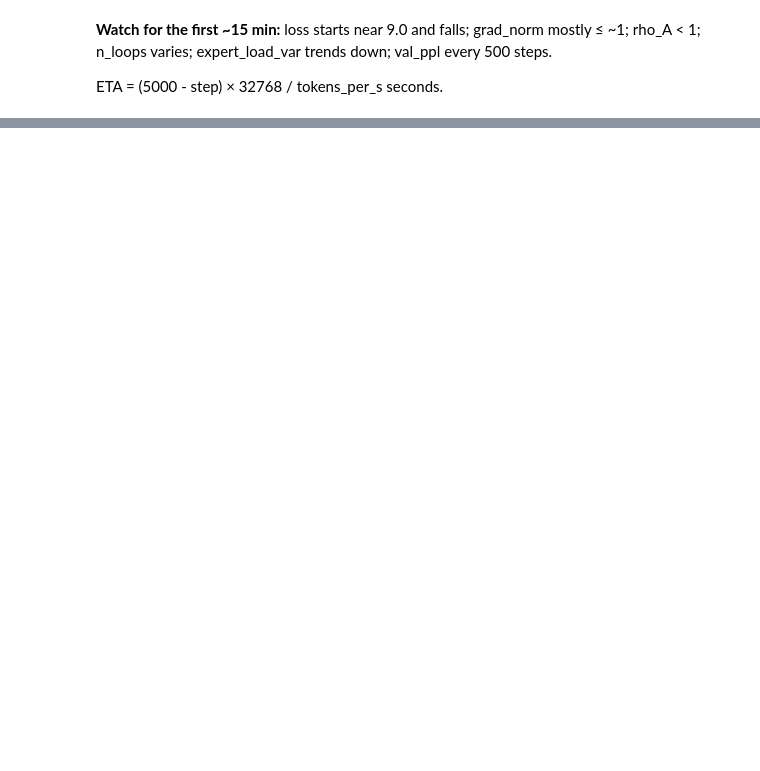
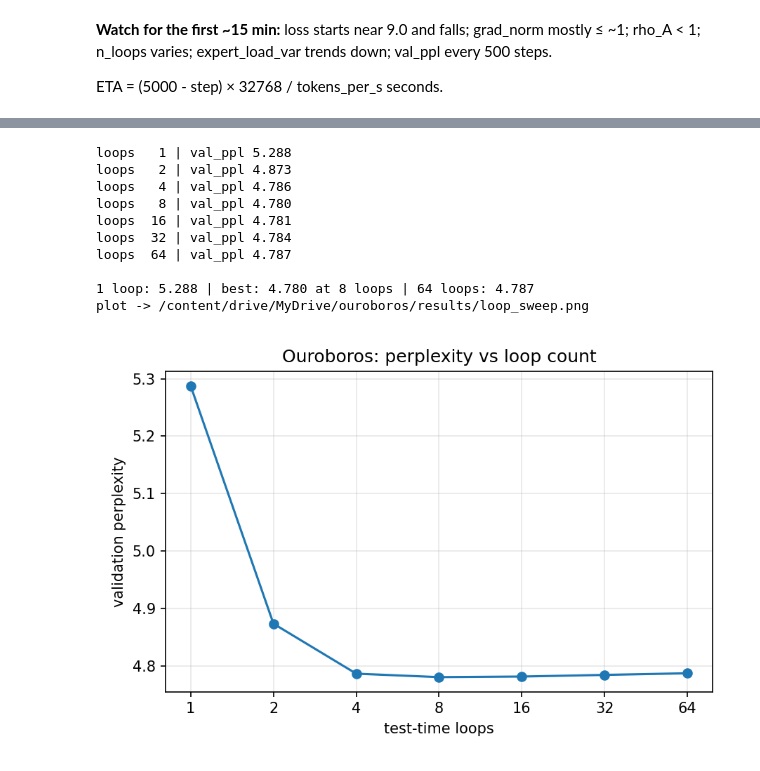
Before and after one commit to asherk7/Ouroboros, a Jupyter notebook: training/train.ipynb, the cells around one changed output, grey strips where cells are left out. Drawn from its saved outputs; the diff is of its cells as text; code cells hidden in the pictures; blank space fills up the shorter version.

```diff
--- a/training/train.ipynb
+++ b/training/train.ipynb
@@ -62,3 +113,17 @@ print("resuming from", latest if resume else "nothing (fresh run)")
 rho_A < 1; n_loops varies; expert_load_var trends down; val_ppl every 500 steps.
 
 ETA = (5000 - step) × 32768 / tokens_per_s seconds.
+# %%
+# ===== results: run after training finishes =====
+# pull the metric scripts and set up paths
+%cd /content/Ouroboros
+!git pull
+!pip install -q -e .
+
+import os, re, sys
+import matplotlib.pyplot as plt
+from IPython.display import Image, display
+
+FINAL = f"{CKPT_DIR}/final.pt"
+RESULTS = f"{DRIVE}/results"
+!mkdir -p {RESULTS}
@@ -64,0 +150,15 @@ ETA = (5000 - step) × 32768 / tokens_per_s seconds.
+# %%
+# sanity check: sample a few stories
+import torch
+from tokenizers import Tokenizer
+
+sys.path.insert(0, "training")
+from train import load_model
+
+model, _ = load_model(FINAL, "cuda")
+tok = Tokenizer.from_file("data/tokenizer.json")
+for prompt in ["Once upon a time", "Tom and his dog", "The little girl was sad because"]:
+    ids = torch.tensor([tok.encode(prompt).ids], device="cuda")
+    out = model.generate(ids, max_new_tokens=150, temperature=0.8, top_k=50)
+    text = tok.decode(out[0].tolist(), skip_special_tokens=False)
+    print(text.split("<|endoftext|>")[0].strip(), "\n---")
@@ -64,0 +252,16 @@ ETA = (5000 - step) × 32768 / tokens_per_s seconds.
+# %%
+# metric 1: test-time loop sweep (~10-20 min). same 100 val batches at every loop count
+!python -u training/loop_sweep.py --ckpt {FINAL} --out {RESULTS}/loop_sweep.png 2>&1 | tee {RESULTS}/loop_sweep.txt
+display(Image(f"{RESULTS}/loop_sweep.png"))
+# %% [output]
+loops   1 | val_ppl 5.288
+loops   2 | val_ppl 4.873
+loops   4 | val_ppl 4.786
+loops   8 | val_ppl 4.780
+loops  16 | val_ppl 4.781
+loops  32 | val_ppl 4.784
+loops  64 | val_ppl 4.787
+
+1 loop: 5.288 | best: 4.780 at 8 loops | 64 loops: 4.787
+plot -> /content/drive/MyDrive/ouroboros/results/loop_sweep.png
+[figure, added]
```
Also changed, not shown: parts of 11 cells of this notebook, 12 other files.
